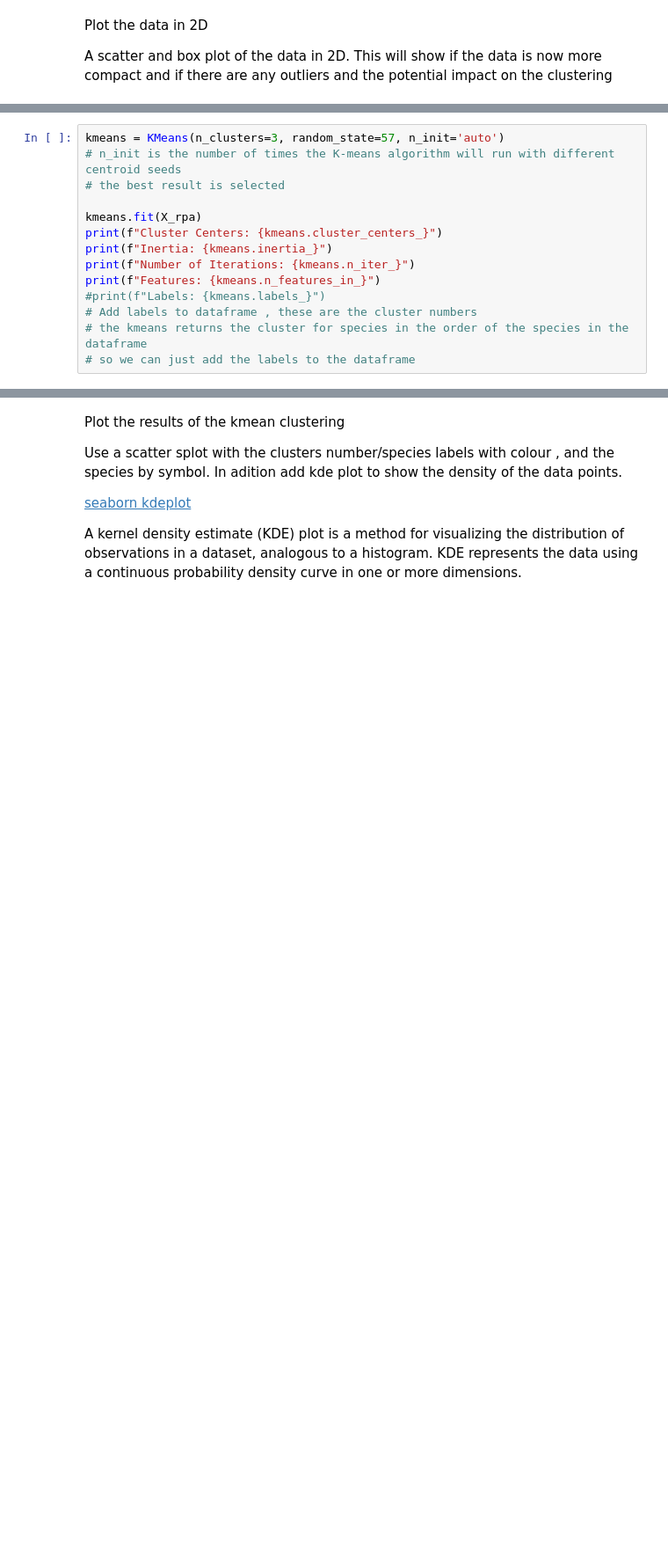
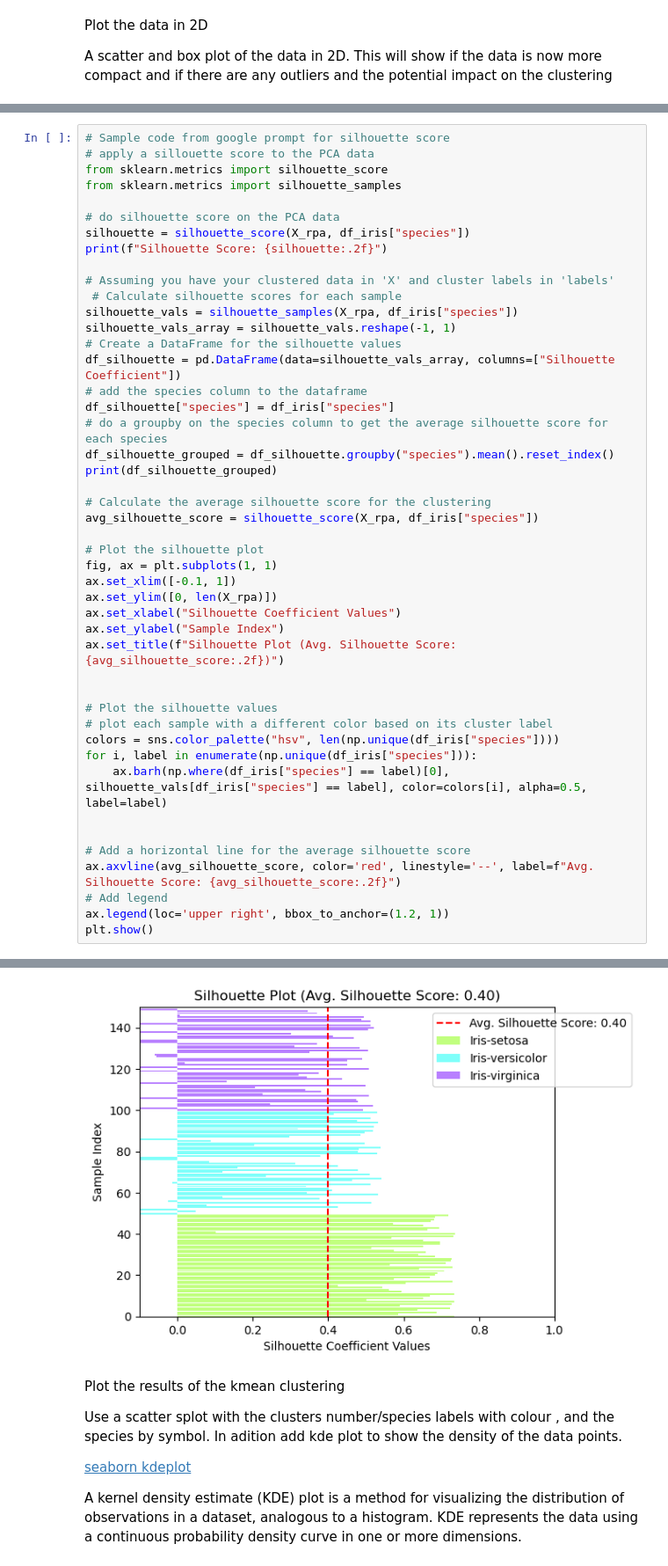
Before and after one commit to clydewatts1/pands-project, a Jupyter notebook: analysis_dbscan.ipynb, the cells around one changed output, grey strips where cells are left out. Shown at 88% size. Saved outputs shown, nothing was run; the diff lists cells and outputs as text; blank space fills up the shorter version.

```diff
--- a/analysis_dbscan.ipynb
+++ b/analysis_dbscan.ipynb
@@ -137,14 +134,0 @@ Now apply kmeans to the data
-# %%
-kmeans = KMeans(n_clusters=3, random_state=57, n_init='auto')
-# n_init is the number of times the K-means algorithm will run with different centroid seeds
-# the best result is selected
-
-kmeans.fit(X_rpa)
-print(f"Cluster Centers: {kmeans.cluster_centers_}")
-print(f"Inertia: {kmeans.inertia_}")
-print(f"Number of Iterations: {kmeans.n_iter_}")
-print(f"Features: {kmeans.n_features_in_}")
-#print(f"Labels: {kmeans.labels_}")
-# Add labels to dataframe , these are the cluster numbers
-# the kmeans returns the cluster for species in the order of the species in the dataframe
-# so we can just add the labels to the dataframe
@@ -157,0 +151,47 @@ Features: 2
+# %%
+# Sample code from google prompt for silhouette score
+# apply a sillouette score to the PCA data
+from sklearn.metrics import silhouette_score
+from sklearn.metrics import silhouette_samples
+
+# do silhouette score on the PCA data
+silhouette = silhouette_score(X_rpa, df_iris["species"])
+print(f"Silhouette Score: {silhouette:.2f}")
+
+# Assuming you have your clustered data in 'X' and cluster labels in 'labels'
+ # Calculate silhouette scores for each sample
+silhouette_vals = silhouette_samples(X_rpa, df_iris["species"])
+silhouette_vals_array = silhouette_vals.reshape(-1, 1)
+# Create a DataFrame for the silhouette values
+df_silhouette = pd.DataFrame(data=silhouette_vals_array, columns=["Silhouette Coefficient"])
+# add the species column to the dataframe
+df_silhouette["species"] = df_iris["species"]
+# do a groupby on the species column to get the average silhouette score for each species
+df_silhouette_grouped = df_silhouette.groupby("species").mean().reset_index()
+print(df_silhouette_grouped)
+
+# Calculate the average silhouette score for the clustering
+avg_silhouette_score = silhouette_score(X_rpa, df_iris["species"])
+
+# Plot the silhouette plot
+fig, ax = plt.subplots(1, 1)
+ax.set_xlim([-0.1, 1])
+ax.set_ylim([0, len(X_rpa)])
+ax.set_xlabel("Silhouette Coefficient Values")
+ax.set_ylabel("Sample Index")
+ax.set_title(f"Silhouette Plot (Avg. Silhouette Score: {avg_silhouette_score:.2f})")
+
+
+# Plot the silhouette values
+# plot each sample with a different color based on its cluster label
+colors = sns.color_palette("hsv", len(np.unique(df_iris["species"])))
+for i, label in enumerate(np.unique(df_iris["species"])):
+    ax.barh(np.where(df_iris["species"] == label)[0], silhouette_vals[df_iris["species"] == label], color=colors[i], alpha=0.5, label=label)
+
+
+# Add a horizontal line for the average silhouette score
+ax.axvline(avg_silhouette_score, color='red', linestyle='--', label=f"Avg. Silhouette Score: {avg_silhouette_score:.2f}")
+# Add legend
+ax.legend(loc='upper right', bbox_to_anchor=(1.2, 1))
+plt.show()
+# %% [output]
@@ -158,3 +203,4 @@ Features: 2
+[figure, added]
 # %% [markdown]
 Plot the results of the kmean clustering
 
```
Also changed, not shown: parts of 7 cells of this notebook.
